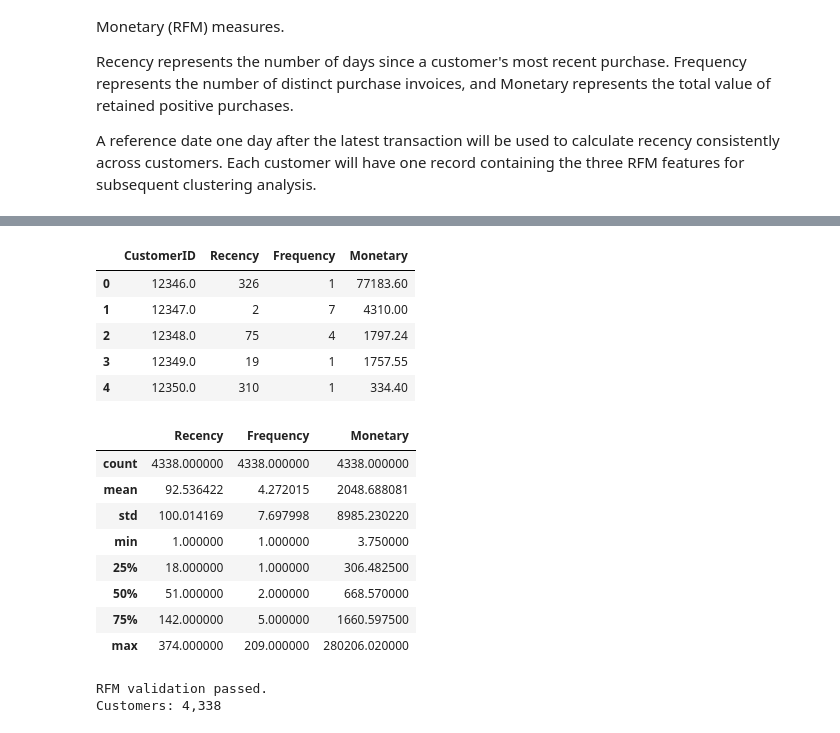
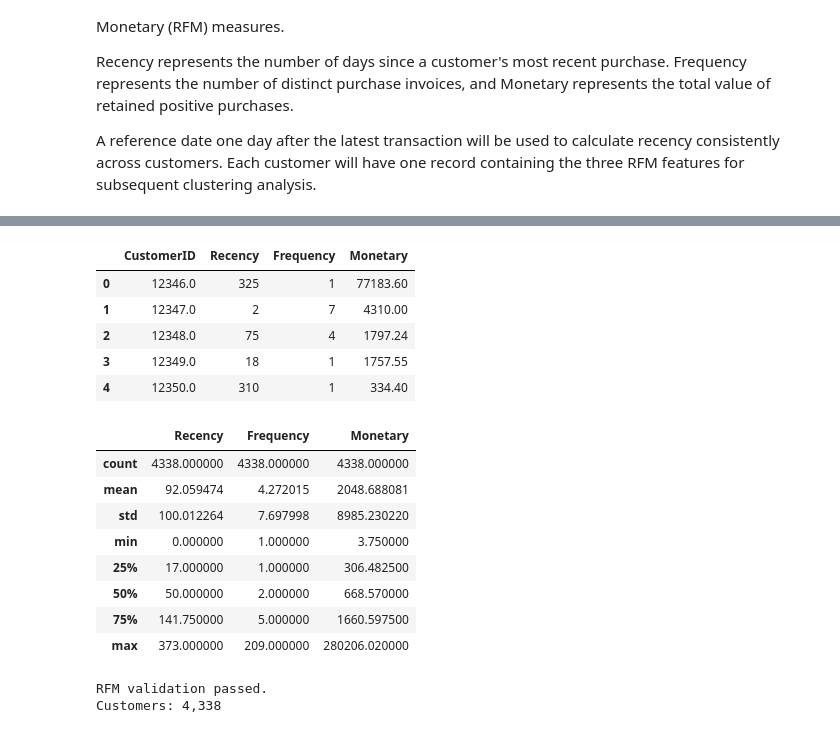
Before and after one commit to ferrillt/Customer-Segmentation-Clustering, a Jupyter notebook: notebooks/Customer_Segmentation_Clustering.ipynb, the cells around one changed output, grey strips where cells are left out. Cells and saved outputs as stored; diff of their text form; code cells hidden in the pictures.

```diff
--- a/notebooks/Customer_Segmentation_Clustering.ipynb
+++ b/notebooks/Customer_Segmentation_Clustering.ipynb
@@ -506,7 +506,7 @@ A reference date one day after the latest transaction will be used to calculate
 
 # Establish reference date
 reference_date = (
-    df_clean["InvoiceDate"].max()
+    df_clean["InvoiceDate"].max().normalize()
     + pd.Timedelta(days=1)
 )
 
@@ -537,19 +537,19 @@ Reference date: 2011-12-10 12:50:00
 Customer records: 4,338
 |  | CustomerID | Recency | Frequency | Monetary |
-| 0 | 12346.0 | 326 | 1 | 77183.60 |
+| 0 | 12346.0 | 325 | 1 | 77183.60 |
 | 1 | 12347.0 | 2 | 7 | 4310.00 |
 | 2 | 12348.0 | 75 | 4 | 1797.24 |
-| 3 | 12349.0 | 19 | 1 | 1757.55 |
+| 3 | 12349.0 | 18 | 1 | 1757.55 |
 | 4 | 12350.0 | 310 | 1 | 334.40 |
 |  | Recency | Frequency | Monetary |
 | count | 4338.000000 | 4338.000000 | 4338.000000 |
-| mean | 92.536422 | 4.272015 | 2048.688081 |
-| std | 100.014169 | 7.697998 | 8985.230220 |
-| min | 1.000000 | 1.000000 | 3.750000 |
-| 25% | 18.000000 | 1.000000 | 306.482500 |
-| 50% | 51.000000 | 2.000000 | 668.570000 |
-| 75% | 142.000000 | 5.000000 | 1660.597500 |
-| max | 374.000000 | 209.000000 | 280206.020000 |
+| mean | 92.059474 | 4.272015 | 2048.688081 |
+| std | 100.012264 | 7.697998 | 8985.230220 |
+| min | 0.000000 | 1.000000 | 3.750000 |
+| 25% | 17.000000 | 1.000000 | 306.482500 |
+| 50% | 50.000000 | 2.000000 | 668.570000 |
+| 75% | 141.750000 | 5.000000 | 1660.597500 |
+| max | 373.000000 | 209.000000 | 280206.020000 |
 # %%
 # Validate RFM dataset
 
```
Also changed, not shown: parts of 3 cells of this notebook.
